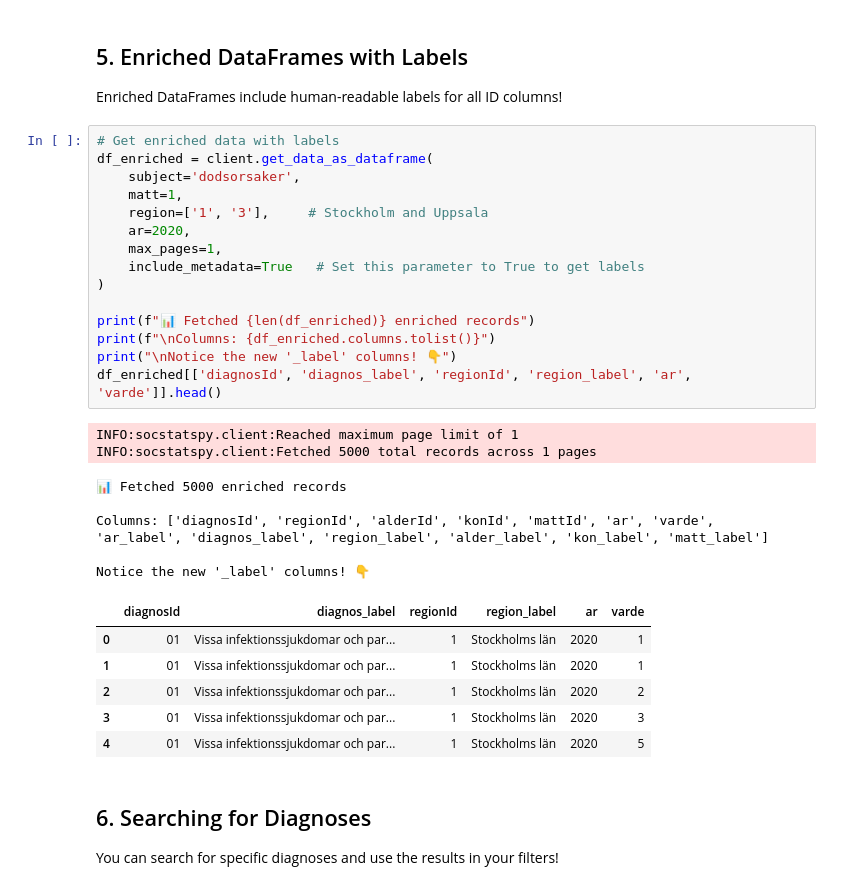
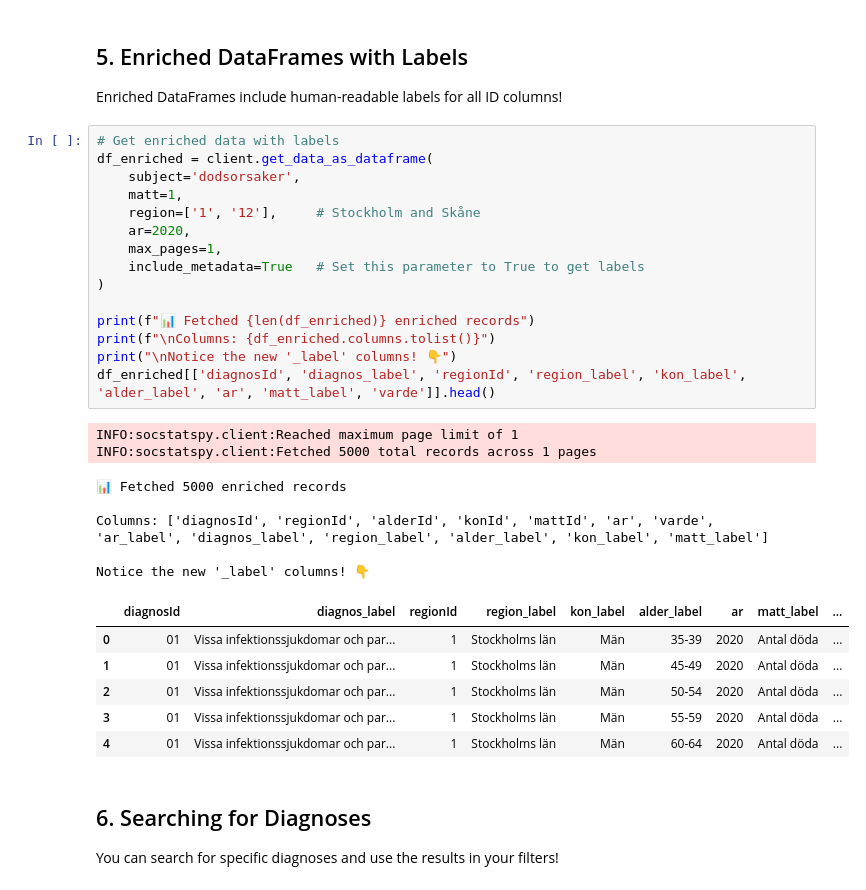
Before and after one commit to xemarap/socstatspy, a Jupyter notebook: tutorials/Getting_Started.ipynb, the cells around one changed output. Cells and saved outputs as stored; diff of their text form.

```diff
--- a/tutorials/Getting_Started.ipynb
+++ b/tutorials/Getting_Started.ipynb
@@ -230,32 +230,32 @@ Enriched DataFrames include human-readable labels for all ID columns!
 # %%
 # Get enriched data with labels
 df_enriched = client.get_data_as_dataframe(
     subject='dodsorsaker',
     matt=1,
-    region=['1', '3'],     # Stockholm and Uppsala
+    region=['1', '12'],     # Stockholm and Skåne
     ar=2020,
     max_pages=1,
     include_metadata=True   # Set this parameter to True to get labels
 )
 
 print(f"📊 Fetched {len(df_enriched)} enriched records")
 print(f"\nColumns: {df_enriched.columns.tolist()}")
 print("\nNotice the new '_label' columns! 👇")
-df_enriched[['diagnosId', 'diagnos_label', 'regionId', 'region_label', 'ar', 'varde']].head()
+df_enriched[['diagnosId', 'diagnos_label', 'regionId', 'region_label', 'kon_label', 'alder_label', 'ar', 'matt_label', 'varde']].head()
 # %% [output]
 INFO:socstatspy.client:Reached maximum page limit of 1
 INFO:socstatspy.client:Fetched 5000 total records across 1 pages
 📊 Fetched 5000 enriched records
 
 Columns: ['diagnosId', 'regionId', 'alderId', 'konId', 'mattId', 'ar', 'varde', 'ar_label', 'diagnos_label', 'region_label', 'alder_label', 'kon_label', 'matt_label']
 
 Notice the new '_label' columns! 👇
-|  | diagnosId | diagnos_label | regionId | region_label | ar | varde |
-| 0 | 01 | Vissa infektionssjukdomar och par... | 1 | Stockholms län | 2020 | 1 |
-| 1 | 01 | Vissa infektionssjukdomar och par... | 1 | Stockholms län | 2020 | 1 |
-| 2 | 01 | Vissa infektionssjukdomar och par... | 1 | Stockholms län | 2020 | 2 |
-| 3 | 01 | Vissa infektionssjukdomar och par... | 1 | Stockholms län | 2020 | 3 |
-| 4 | 01 | Vissa infektionssjukdomar och par... | 1 | Stockholms län | 2020 | 5 |
+|  | diagnosId | diagnos_label | regionId | region_label | kon_label | alder_label | ar | matt_label | ... |
+| 0 | 01 | Vissa infektionssjukdomar och par... | 1 | Stockholms län | Män | 35-39 | 2020 | Antal döda | ... |
+| 1 | 01 | Vissa infektionssjukdomar och par... | 1 | Stockholms län | Män | 45-49 | 2020 | Antal döda | ... |
+| 2 | 01 | Vissa infektionssjukdomar och par... | 1 | Stockholms län | Män | 50-54 | 2020 | Antal döda | ... |
+| 3 | 01 | Vissa infektionssjukdomar och par... | 1 | Stockholms län | Män | 55-59 | 2020 | Antal döda | ... |
+| 4 | 01 | Vissa infektionssjukdomar och par... | 1 | Stockholms län | Män | 60-64 | 2020 | Antal döda | ... |
 # %% [markdown]
 ## 6. Searching for Diagnoses
 
```
Also changed, not shown: parts of 4 cells of this notebook.
